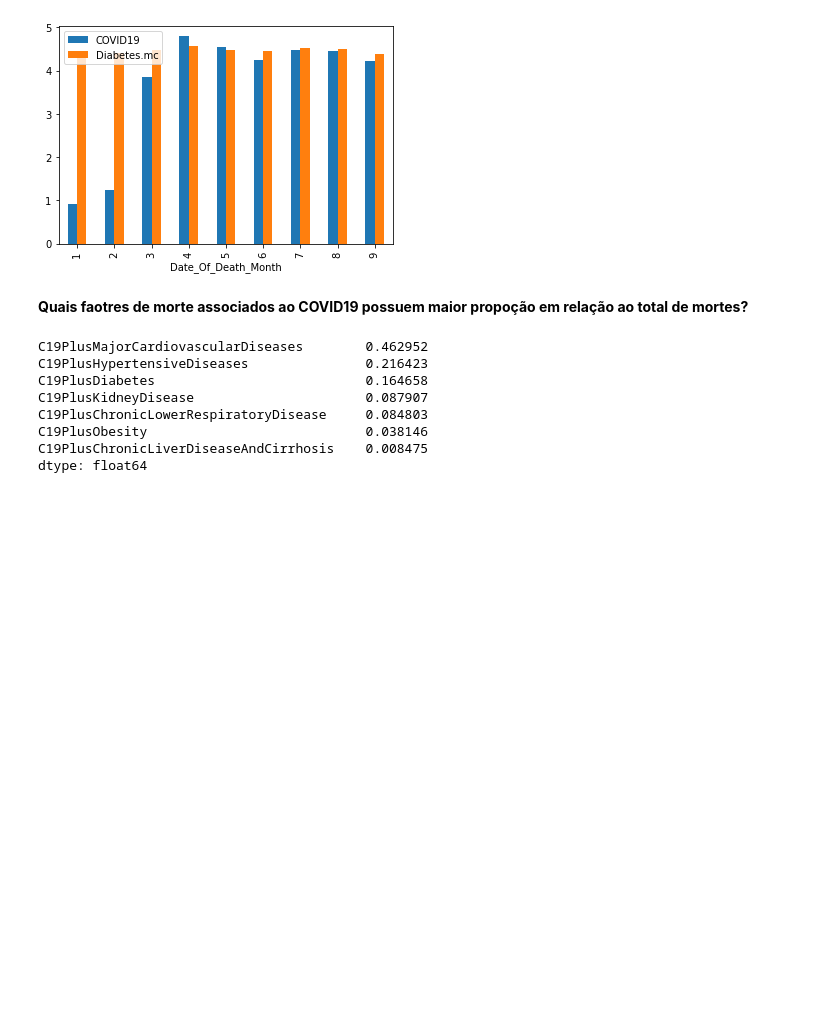
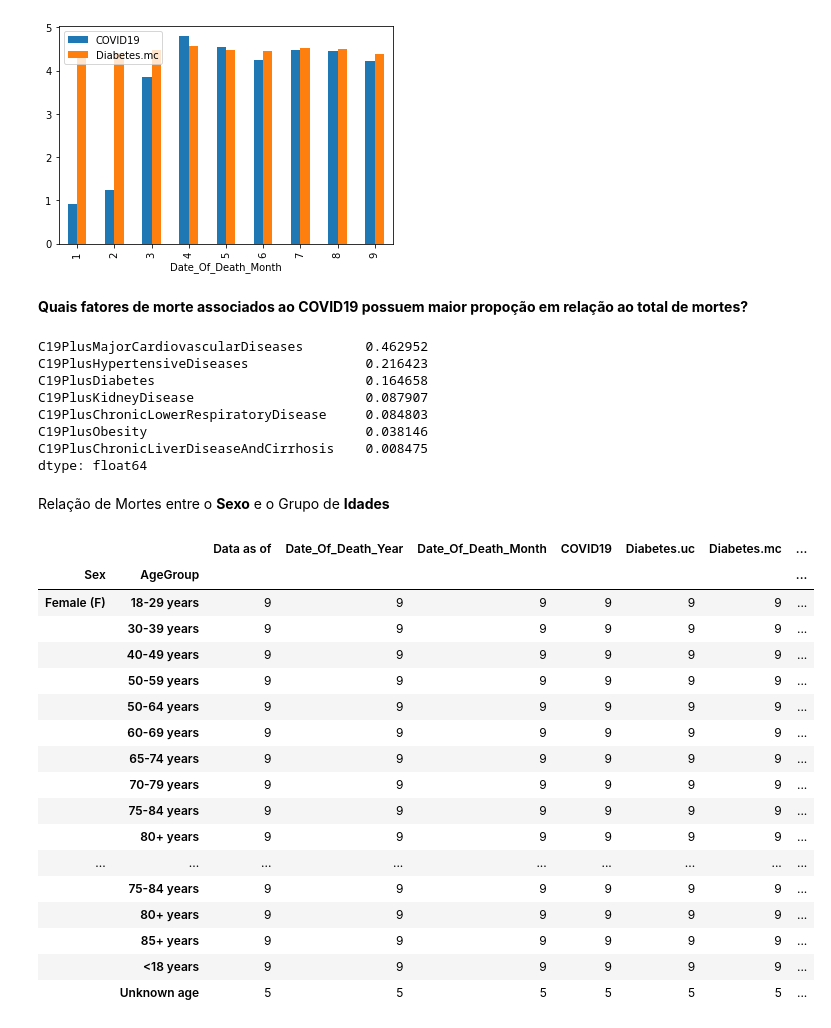
Before and after one commit to Giganoide01/Projeto_Analise_Dados_CinUFPE, a Jupyter notebook: projeto_iad.ipynb, the cells around one changed output. Drawn from its saved outputs; the diff is of its cells as text; code cells hidden in the pictures; blank space fills up the shorter version.

```diff
--- a/projeto_iad.ipynb
+++ b/projeto_iad.ipynb
@@ -223,0 +227,3 @@ dtype: object
+# %%
+dataset2 = dataset.dropna(thresh=0.7*len(dataset), axis=1)
+dataset2.head()
@@ -223,0 +245,3 @@ dtype: object
+# %%
+dataset3 = dataset2.iloc[:,3:]
+dataset3.head()
@@ -532,7 +636,7 @@ death_by_month_log.plot.bar(y = ['COVID19','Diabetes.mc'])
 <matplotlib.axes._subplots.AxesSubplot at 0x...>
 [figure]
 # %% [markdown]
-**Quais faotres de morte associados ao COVID19 possuem maior propoção em relação ao total de mortes?**
+**Quais fatores de morte associados ao COVID19 possuem maior propoção em relação ao total de mortes?**
 # %%
 death_by_month[['C19PlusDiabetes','C19PlusHypertensiveDiseases',
                'C19PlusMajorCardiovascularDiseases',
@@ -549,3 +653,26 @@ C19PlusChronicLowerRespiratoryDisease     0.084803
 C19PlusObesity                            0.038146
 C19PlusChronicLiverDiseaseAndCirrhosis    0.008475
 dtype: float64
+# %% [markdown]
+Relação de Mortes entre o **Sexo** e o Grupo de **Idades**
+# %%
+dataset3.groupby(['Sex','AgeGroup']).count()
+# %% [output]
+|  |  | Data as of | Date_Of_Death_Year | Date_Of_Death_Month | COVID19 | Diabetes.uc | Diabetes.mc | ... |
+| Sex | AgeGroup |  |  |  |  |  |  | ... |
+| Female (F) | 18-29 years | 9 | 9 | 9 | 9 | 9 | 9 | ... |
+|  | 30-39 years | 9 | 9 | 9 | 9 | 9 | 9 | ... |
+|  | 40-49 years | 9 | 9 | 9 | 9 | 9 | 9 | ... |
+|  | 50-59 years | 9 | 9 | 9 | 9 | 9 | 9 | ... |
+|  | 50-64 years | 9 | 9 | 9 | 9 | 9 | 9 | ... |
+|  | 60-69 years | 9 | 9 | 9 | 9 | 9 | 9 | ... |
+|  | 65-74 years | 9 | 9 | 9 | 9 | 9 | 9 | ... |
+|  | 70-79 years | 9 | 9 | 9 | 9 | 9 | 9 | ... |
+|  | 75-84 years | 9 | 9 | 9 | 9 | 9 | 9 | ... |
+|  | 80+ years | 9 | 9 | 9 | 9 | 9 | 9 | ... |
+| ... | ... | ... | ... | ... | ... | ... | ... | ... |
+|  | 75-84 years | 9 | 9 | 9 | 9 | 9 | 9 | ... |
+|  | 80+ years | 9 | 9 | 9 | 9 | 9 | 9 | ... |
+|  | 85+ years | 9 | 9 | 9 | 9 | 9 | 9 | ... |
+|  | <18 years | 9 | 9 | 9 | 9 | 9 | 9 | ... |
+|  | Unknown age | 5 | 5 | 5 | 5 | 5 | 5 | ... |
```
Also changed, not shown: parts of 22 cells of this notebook.
